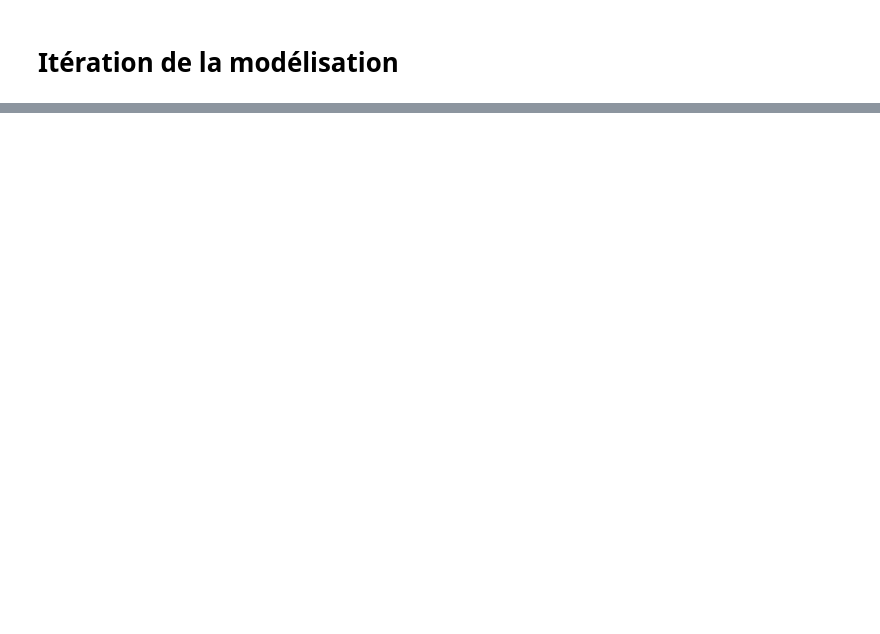
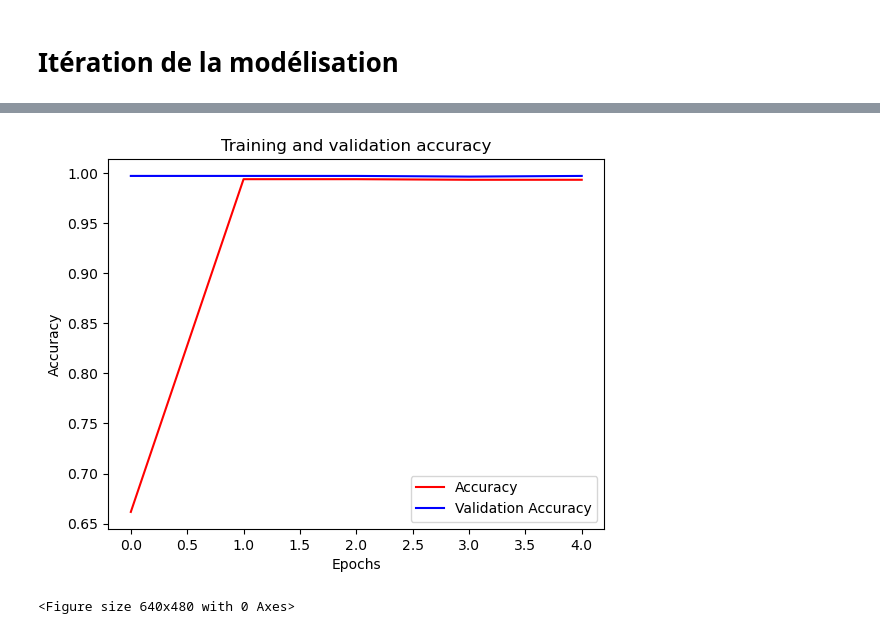
Before and after one commit to Dyrudis/NLP-Classification-de-commentaires, a Jupyter notebook: notebook.ipynb, the cells around one changed output, grey strips where cells are left out. Cells and saved outputs as stored; diff of their text form; code cells hidden in the pictures; blank space fills up the shorter version.

```diff
--- a/notebook.ipynb
+++ b/notebook.ipynb
@@ -256,15 +265,19 @@ embedding_dim = 100
 # Création du modèle
 model = Sequential([
     Embedding(vocab_size+1, embedding_dim, input_length=max_length),
-    LSTM(units=64),
+    LSTM(units=60, return_sequences=True),
+    GlobalMaxPool1D(),
+    Dropout(0.1),
+    Dense(50, activation='relu'),
+    Dropout(0.1),
     Dense(6, activation='sigmoid')
 ])
 
 # Création de la métrique F1
-f1_score = tfa.metrics.F1Score(num_classes=6, threshold=0.5)
+f1_score = tfa.metrics.F1Score(num_classes=6, threshold=0.9)
 
 # Compilation du modèle
-model.compile(optimizer='adam', loss='categorical_crossentropy', metrics=['accuracy', f1_score])
+model.compile(optimizer='adam', loss="categorical_crossentropy", metrics=['accuracy', f1_score])
 
 # Affichage du résumé du modèle
 model.summary()
@@ -285,2 +300,7 @@ Trainable params: 2,200,930
 Non-trainable params: 0
 _________________________________________________________________
+# %%
+num_epochs = 5
+
+# Entrainement du modèle
+history = model.fit(train_sequences, train_labels, epochs=num_epochs, validation_data=(test_sequences, test_labels))
@@ -286,0 +318,23 @@ _________________________________________________________________
+# %%
+# Affichage des courbes de métriques
+acc=history.history['accuracy']
+val_acc=history.history['val_accuracy']
+
+epochs=range(len(acc))
+
+plt.plot(epochs, acc, 'r')
+plt.plot(epochs, val_acc, 'b')
+plt.title('Training and validation accuracy')
+plt.xlabel("Epochs")
+plt.ylabel("Accuracy")
+plt.legend(["Accuracy", "Validation Accuracy"])
+plt.figure()
+plt.show()
+
+# Affichage du F1 score
+predictions = model.predict(test_sequences)
+predictions = np.round(predictions)
+print(f"F1 score : {f1_score(test_labels, predictions)}")
+# %% [output]
+[figure, added]
+<Figure size 640x480 with 0 Axes>
```
Also changed, not shown: parts of 23 cells of this notebook.
